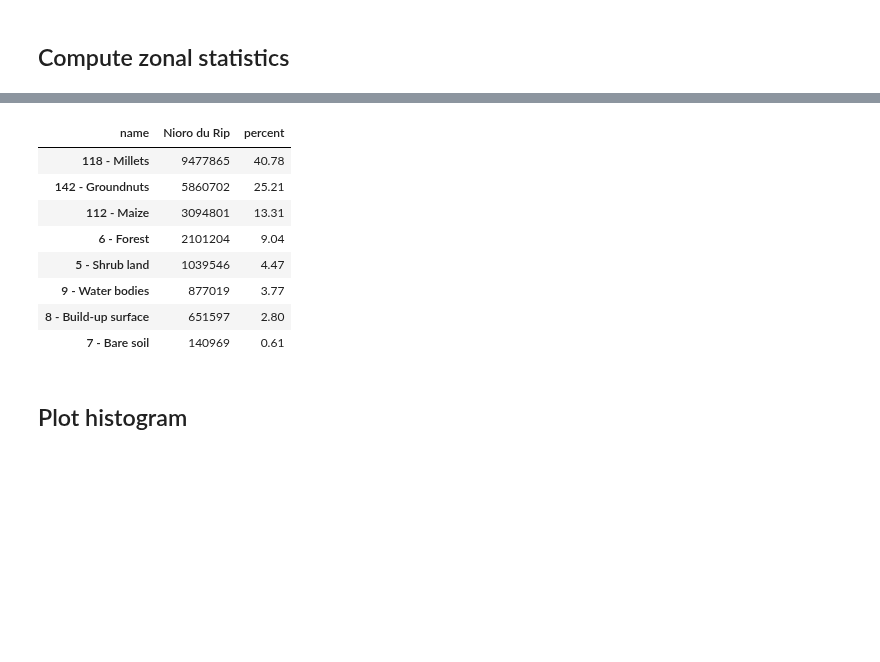
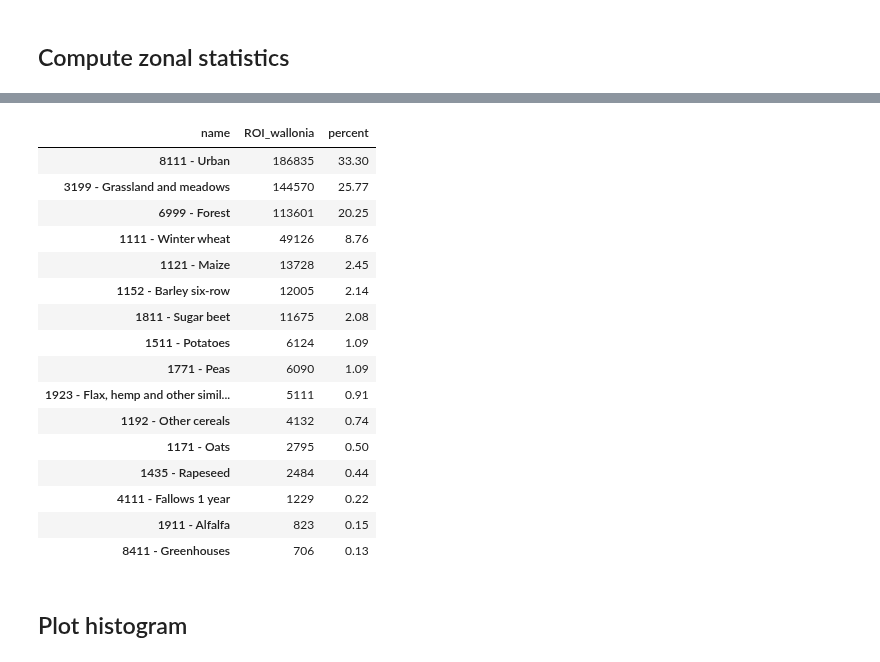
Before and after one commit to nicolasdeffense/eo-toolbox, a Jupyter notebook: notebooks/A_Zonal_Statistics/zonal_stats_categorical.ipynb, the cells around one changed output, grey strips where cells are left out. Cells and saved outputs as stored; diff of their text form; code cells hidden in the pictures; blank space fills up the shorter version.

```diff
--- a/notebooks/A_Zonal_Statistics/zonal_stats_categorical.ipynb
+++ b/notebooks/A_Zonal_Statistics/zonal_stats_categorical.ipynb
@@ -173,19 +195,25 @@ CSV file was created : /export/projects/Sen4Stat/WORK/ZONAL_STATS/zonal_stat_grp
 # %%
 df['percent'] = ((df.iloc[:,0]/ df.iloc[:,0].sum())*100).round(2)
 
-df.to_excel('/export/projects/FAO-EOStat-Senegal/IN_SITU/classif_nioro_grp_A.xlsx')
-
 display(df)
 # %% [output]
-| name | Nioro du Rip | percent |
-| 118 - Millets | 9477865 | 40.78 |
-| 142 - Groundnuts | 5860702 | 25.21 |
-| 112 - Maize | 3094801 | 13.31 |
-| 6 - Forest | 2101204 | 9.04 |
-| 5 - Shrub land | 1039546 | 4.47 |
-| 9 - Water bodies | 877019 | 3.77 |
-| 8 - Build-up surface | 651597 | 2.80 |
-| 7 - Bare soil | 140969 | 0.61 |
+| name | ROI_wallonia | percent |
+| 8111 - Urban | 186835 | 33.30 |
+| 3199 - Grassland and meadows | 144570 | 25.77 |
+| 6999 - Forest | 113601 | 20.25 |
+| 1111 - Winter wheat | 49126 | 8.76 |
+| 1121 - Maize | 13728 | 2.45 |
+| 1152 - Barley six-row | 12005 | 2.14 |
+| 1811 - Sugar beet | 11675 | 2.08 |
+| 1511 - Potatoes | 6124 | 1.09 |
+| 1771 - Peas | 6090 | 1.09 |
+| 1923 - Flax, hemp and other simil... | 5111 | 0.91 |
+| 1192 - Other cereals | 4132 | 0.74 |
+| 1171 - Oats | 2795 | 0.50 |
+| 1435 - Rapeseed | 2484 | 0.44 |
+| 4111 - Fallows 1 year | 1229 | 0.22 |
+| 1911 - Alfalfa | 823 | 0.15 |
+| 8411 - Greenhouses | 706 | 0.13 |
 # %% [markdown]
 ## Plot histogram
 # %%
```
Also changed, not shown: parts of 12 cells of this notebook, 8 other files.
